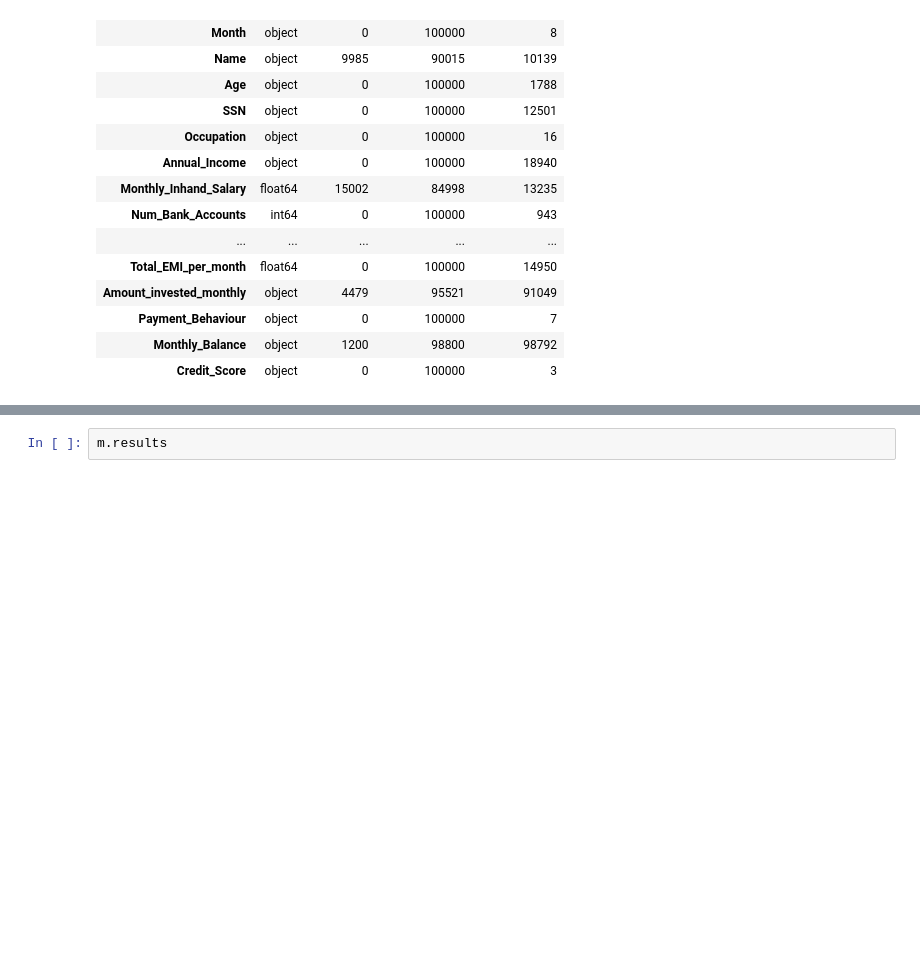
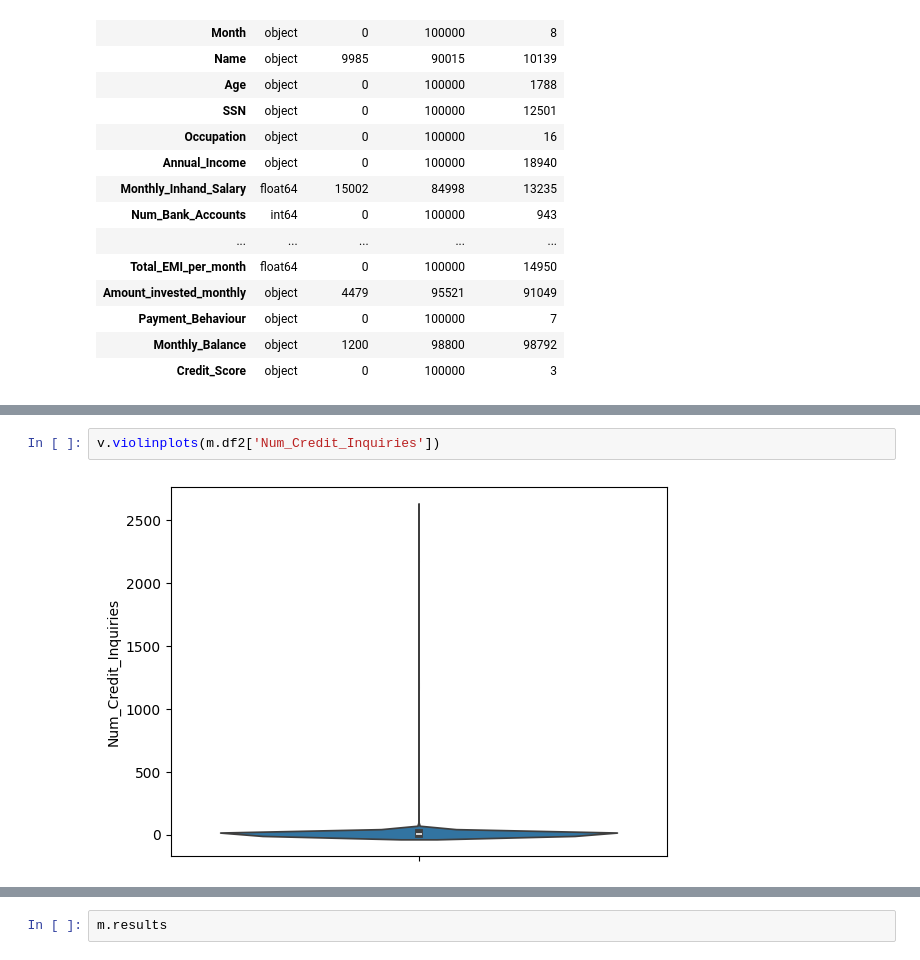
Before and after one commit to EmilianoMena/Credit_Punctuation_Model, a Jupyter notebook: notebook.ipynb, the cells around one changed output, grey strips where cells are left out. Cells and saved outputs as stored; diff of their text form; blank space fills up the shorter version.

```diff
--- a/notebook.ipynb
+++ b/notebook.ipynb
@@ -95,0 +136,4 @@ Finally to end the data cleaning proccess we need to change the Credit_History_A
+# %%
+v.violinplots(m.df2['Num_Credit_Inquiries'])
+# %% [output]
+[figure, added]
```
Also changed, not shown: parts of 16 cells of this notebook, 2 other files.
